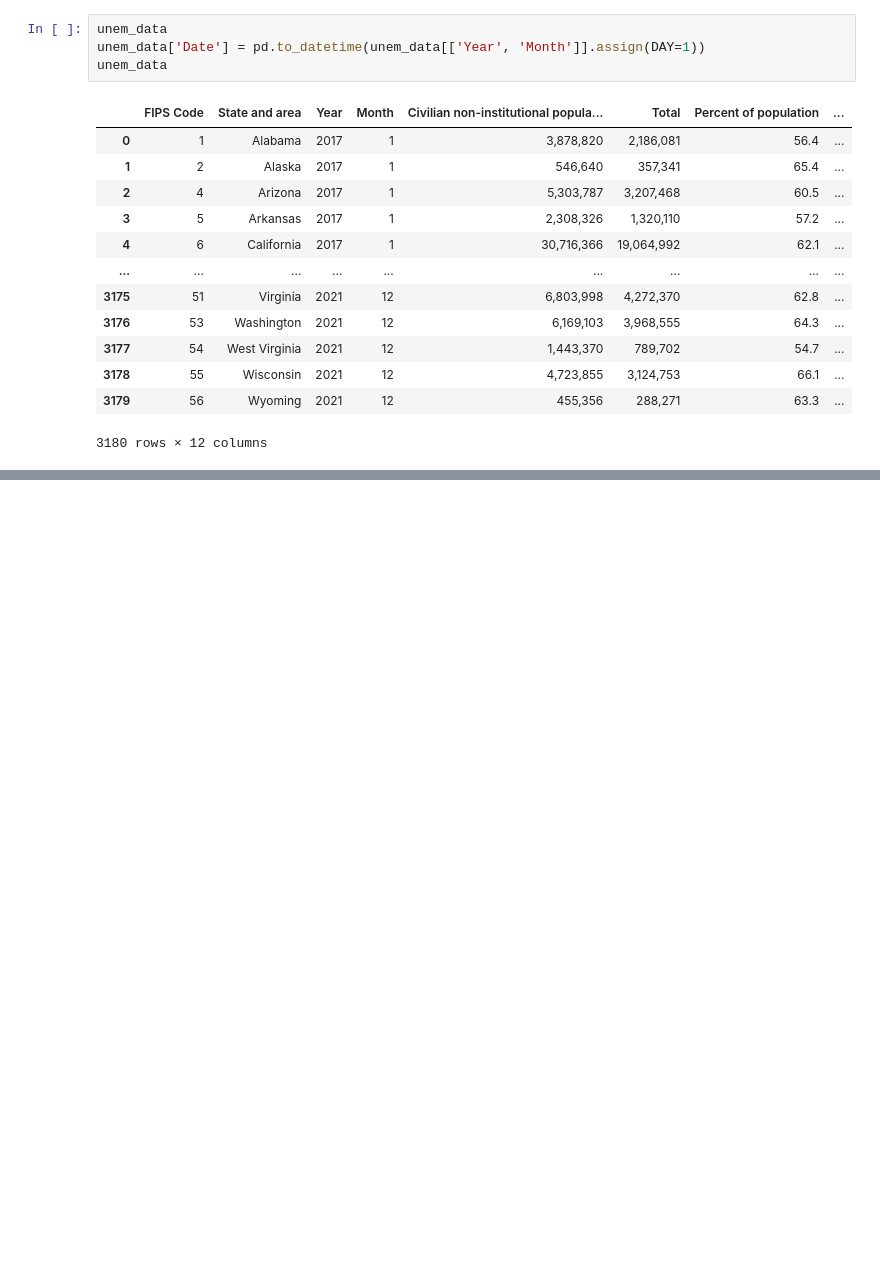
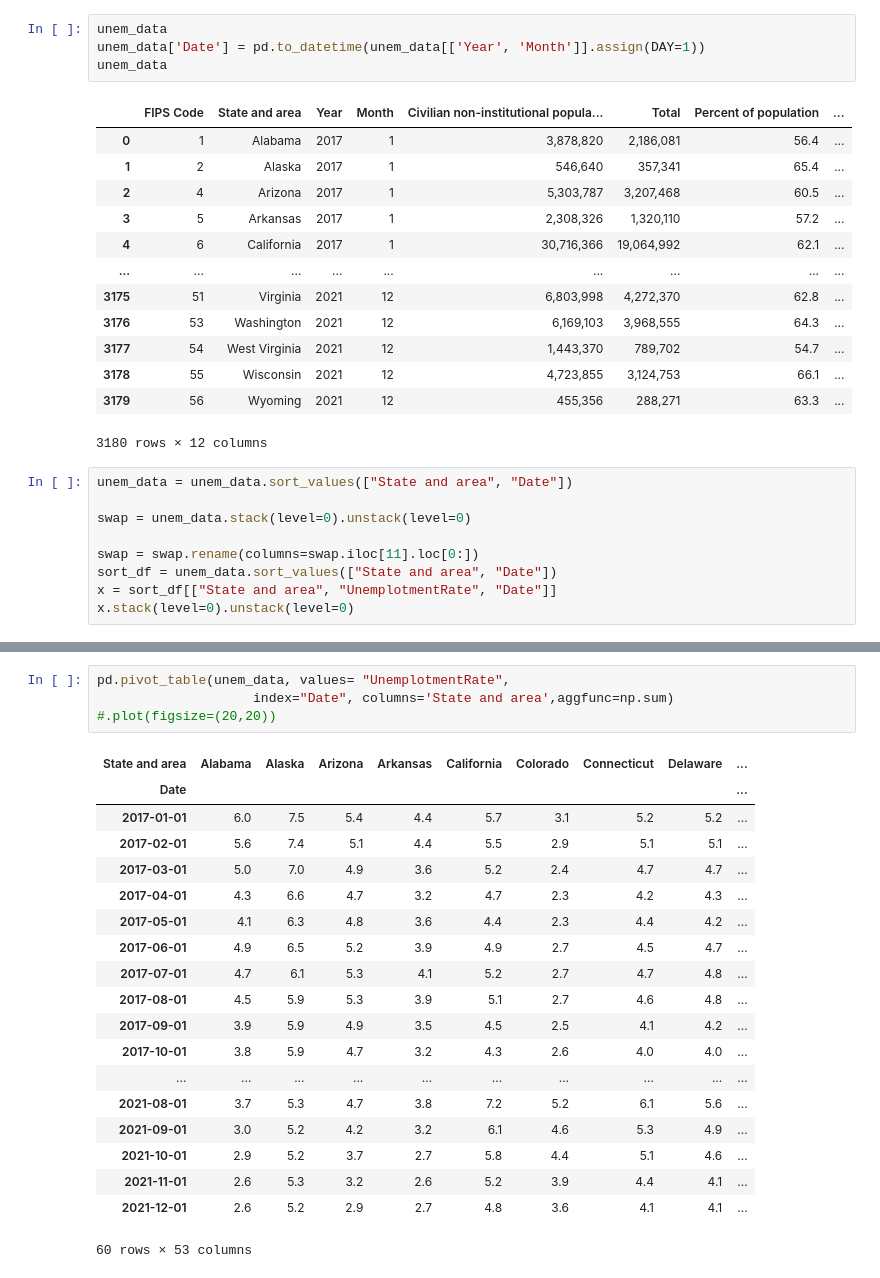
Before and after one commit to RobSalazar/Project-2, a Jupyter notebook: data_cleaning.ipynb, the cells around one changed output, grey strips where cells are left out. Drawn from its saved outputs; the diff is of its cells as text; blank space fills up the shorter version.

```diff
--- a/data_cleaning.ipynb
+++ b/data_cleaning.ipynb
@@ -128,3 +132,12 @@ unem_data
 | 3178 | 55 | Wisconsin | 2021 | 12 | 4,723,855 | 3,124,753 | 66.1 | ... |
 | 3179 | 56 | Wyoming | 2021 | 12 | 455,356 | 288,271 | 63.3 | ... |
 3180 rows × 12 columns
+# %%
+unem_data = unem_data.sort_values(["State and area", "Date"])
+
+swap = unem_data.stack(level=0).unstack(level=0)
+
+swap = swap.rename(columns=swap.iloc[11].loc[0:])
+sort_df = unem_data.sort_values(["State and area", "Date"])
+x = sort_df[["State and area", "UnemplotmentRate", "Date"]]
+x.stack(level=0).unstack(level=0)
@@ -130,0 +159,24 @@ unem_data
+# %%
+pd.pivot_table(unem_data, values= "UnemplotmentRate",
+                    index="Date", columns='State and area',aggfunc=np.sum)
+#.plot(figsize=(20,20))
+# %% [output]
+| State and area | Alabama | Alaska | Arizona | Arkansas | California | Colorado | Connecticut | Delaware | ... |
+| Date |  |  |  |  |  |  |  |  | ... |
+| 2017-01-01 | 6.0 | 7.5 | 5.4 | 4.4 | 5.7 | 3.1 | 5.2 | 5.2 | ... |
+| 2017-02-01 | 5.6 | 7.4 | 5.1 | 4.4 | 5.5 | 2.9 | 5.1 | 5.1 | ... |
+| 2017-03-01 | 5.0 | 7.0 | 4.9 | 3.6 | 5.2 | 2.4 | 4.7 | 4.7 | ... |
+| 2017-04-01 | 4.3 | 6.6 | 4.7 | 3.2 | 4.7 | 2.3 | 4.2 | 4.3 | ... |
+| 2017-05-01 | 4.1 | 6.3 | 4.8 | 3.6 | 4.4 | 2.3 | 4.4 | 4.2 | ... |
+| 2017-06-01 | 4.9 | 6.5 | 5.2 | 3.9 | 4.9 | 2.7 | 4.5 | 4.7 | ... |
+| 2017-07-01 | 4.7 | 6.1 | 5.3 | 4.1 | 5.2 | 2.7 | 4.7 | 4.8 | ... |
+| 2017-08-01 | 4.5 | 5.9 | 5.3 | 3.9 | 5.1 | 2.7 | 4.6 | 4.8 | ... |
+| 2017-09-01 | 3.9 | 5.9 | 4.9 | 3.5 | 4.5 | 2.5 | 4.1 | 4.2 | ... |
+| 2017-10-01 | 3.8 | 5.9 | 4.7 | 3.2 | 4.3 | 2.6 | 4.0 | 4.0 | ... |
+| ... | ... | ... | ... | ... | ... | ... | ... | ... | ... |
+| 2021-08-01 | 3.7 | 5.3 | 4.7 | 3.8 | 7.2 | 5.2 | 6.1 | 5.6 | ... |
+| 2021-09-01 | 3.0 | 5.2 | 4.2 | 3.2 | 6.1 | 4.6 | 5.3 | 4.9 | ... |
+| 2021-10-01 | 2.9 | 5.2 | 3.7 | 2.7 | 5.8 | 4.4 | 5.1 | 4.6 | ... |
+| 2021-11-01 | 2.6 | 5.3 | 3.2 | 2.6 | 5.2 | 3.9 | 4.4 | 4.1 | ... |
+| 2021-12-01 | 2.6 | 5.2 | 2.9 | 2.7 | 4.8 | 3.6 | 4.1 | 4.1 | ... |
+60 rows × 53 columns
```
Also changed, not shown: parts of 6 cells of this notebook.
